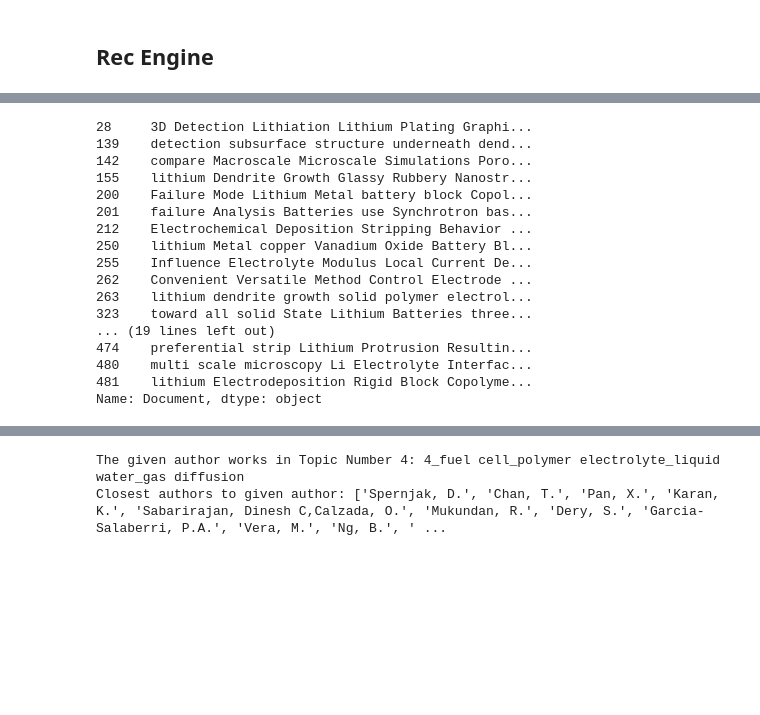
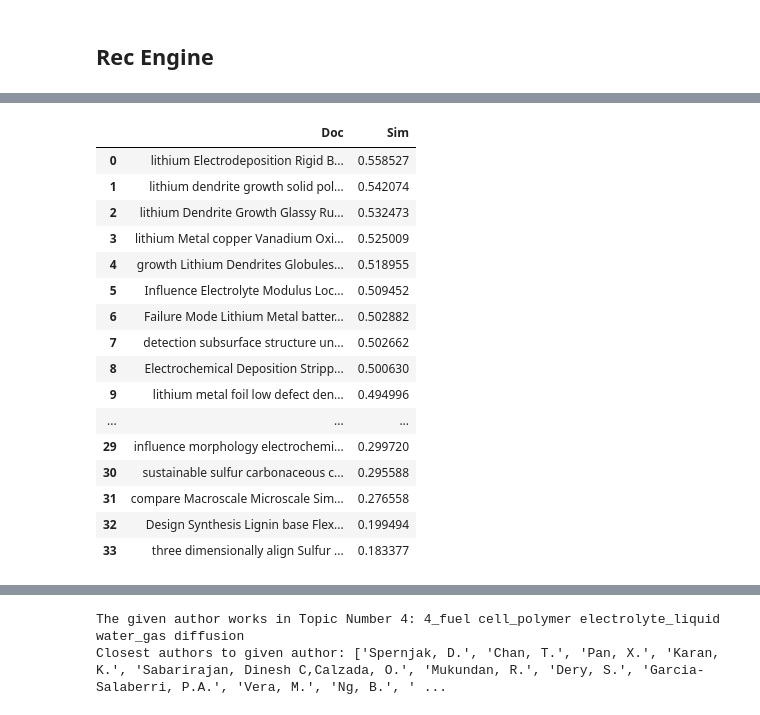
Before and after one commit to lbl-camera/berteley, a Jupyter notebook: Final Notebooks/TopicModel_RecEngine.ipynb, the cells around one changed output, grey strips where cells are left out. Cells and saved outputs as stored; diff of their text form; code cells hidden in the pictures; blank space fills up the shorter version.

Commit message:
compute similarity between docs and topics

```diff
--- a/Final Notebooks/TopicModel_RecEngine.ipynb
+++ b/Final Notebooks/TopicModel_RecEngine.ipynb
@@ -367,3 +360,41 @@ topic_model.topic_names[9]
+# %%
+# topic embedding
+topic_emb = topic_model.topic_embeddings
+
+# function to create a df with the representative dcouments and their similarity to the respective document
+def create_sim_df(topic_num,doc_text):
+
+  '''
+  Input:
+  topic_num indicating which topic to calculate similarity from,
+  doc_text: list of all docs within that topic
+
+  Output:
+  similatity dataframe with all the docs in one column and the similarity of the doc with the topic in the other (descending order)
+  '''
+
+
+  # document embeddings, depends on which embedding model used to train topic model
+  if model_use == "specter":
+    sentence_model = SentenceTransformer('allenai-specter')
+    doc_emb = sentence_model.encode(doc_text, show_progress_bar=False)
+  else:
+    sentence_model = SentenceTransformer("all-MiniLM-L6-v2")
+    doc_emb = sentence_model.encode(doc_text, show_progress_bar=False)
+
+
+  sim_list = {}
+  for i in range(len(doc_text)):
+    sim_list[doc_text[i]]=(1-spatial.distance.cosine(doc_emb[i], topic_emb[topic_num])) # cosine similarity between all docs and one topic
+
+  # sort dict in decreasing order
+  sim_list_sorted = dict(sorted(sim_list.items(), key=lambda item: item[1],reverse=True))
+
+  # make df and print head to get top 10 closest docs
+  import pandas as pd
+  sim_df = pd.DataFrame(sim_list_sorted.items(), columns=['Doc', 'Sim'])
+
+  return sim_df
 # %%
 
 ###--------- for a given search term, find closest authors, documents-----------###
@@ -383,7 +414,7 @@ similar_topics, similarity = topic_model.find_topics(search_term, top_n=5)
 print("The closest topic is topic number {}: {}".format(similar_topics[0],topic_model.topic_names[similar_topics[0]]))
 
 # find all authors in the most similar topic
-print("Authors are:")
+print("All authors who work in this space:")
 author_similar = dict_authors[similar_topics[0]]
 print(author_similar)
 
@@ -398,8 +429,9 @@ docs_topics = pd.DataFrame(topics, list_text).reset_index().rename(columns = {'i
 # filter for the most similar topic
 docs_similar = docs_topics[docs_topics['Topic_Number']==similar_topics[0]]['Document']
 
-print("There are {} documents in this topic. They are:".format(len(docs_similar)))
-docs_similar
+print("There are {} documents in this topic. They are (in order of similarity to topic):".format(len(docs_similar)))
+
+create_sim_df(similar_topics[0]+1,docs_similar.to_list())
 # %% [output]
 Find authors and documents related to the term : battery
 The closest topic is topic number 7: 7_lithium metal_block copolymer_current density_copolymer electrolyte
@@ -411,17 +443,17 @@ There are 34 documents in this topic. They are:
-28     3D Detection Lithiation Lithium Plating Graphi...
-139    detection subsurface structure underneath dend...
-142    compare Macroscale Microscale Simulations Poro...
-155    lithium Dendrite Growth Glassy Rubbery Nanostr...
-200    Failure Mode Lithium Metal battery block Copol...
-201    failure Analysis Batteries use Synchrotron bas...
-212    Electrochemical Deposition Stripping Behavior ...
-250    lithium Metal copper Vanadium Oxide Battery Bl...
-255    Influence Electrolyte Modulus Local Current De...
-262    Convenient Versatile Method Control Electrode ...
-263    lithium dendrite growth solid polymer electrol...
-323    toward all solid State Lithium Batteries three...
-... (19 lines left out)
-474    preferential strip Lithium Protrusion Resultin...
-480    multi scale microscopy Li Electrolyte Interfac...
-481    lithium Electrodeposition Rigid Block Copolyme...
-Name: Document, dtype: object
+|  | Doc | Sim |
+| 0 | lithium Electrodeposition Rigid B... | 0.558527 |
+| 1 | lithium dendrite growth solid pol... | 0.542074 |
+| 2 | lithium Dendrite Growth Glassy Ru... | 0.532473 |
+| 3 | lithium Metal copper Vanadium Oxi... | 0.525009 |
+| 4 | growth Lithium Dendrites Globules... | 0.518955 |
+| 5 | Influence Electrolyte Modulus Loc... | 0.509452 |
+| 6 | Failure Mode Lithium Metal batter... | 0.502882 |
+| 7 | detection subsurface structure un... | 0.502662 |
+| 8 | Electrochemical Deposition Stripp... | 0.500630 |
+| 9 | lithium metal foil low defect den... | 0.494996 |
+| ... | ... | ... |
+| 29 | influence morphology electrochemi... | 0.299720 |
+| 30 | sustainable sulfur carbonaceous c... | 0.295588 |
+| 31 | compare Macroscale Microscale Sim... | 0.276558 |
+| 32 | Design Synthesis Lignin base Flex... | 0.199494 |
+| 33 | three dimensionally align Sulfur ... | 0.183377 |
```
Also changed, not shown: parts of 16 cells of this notebook.
